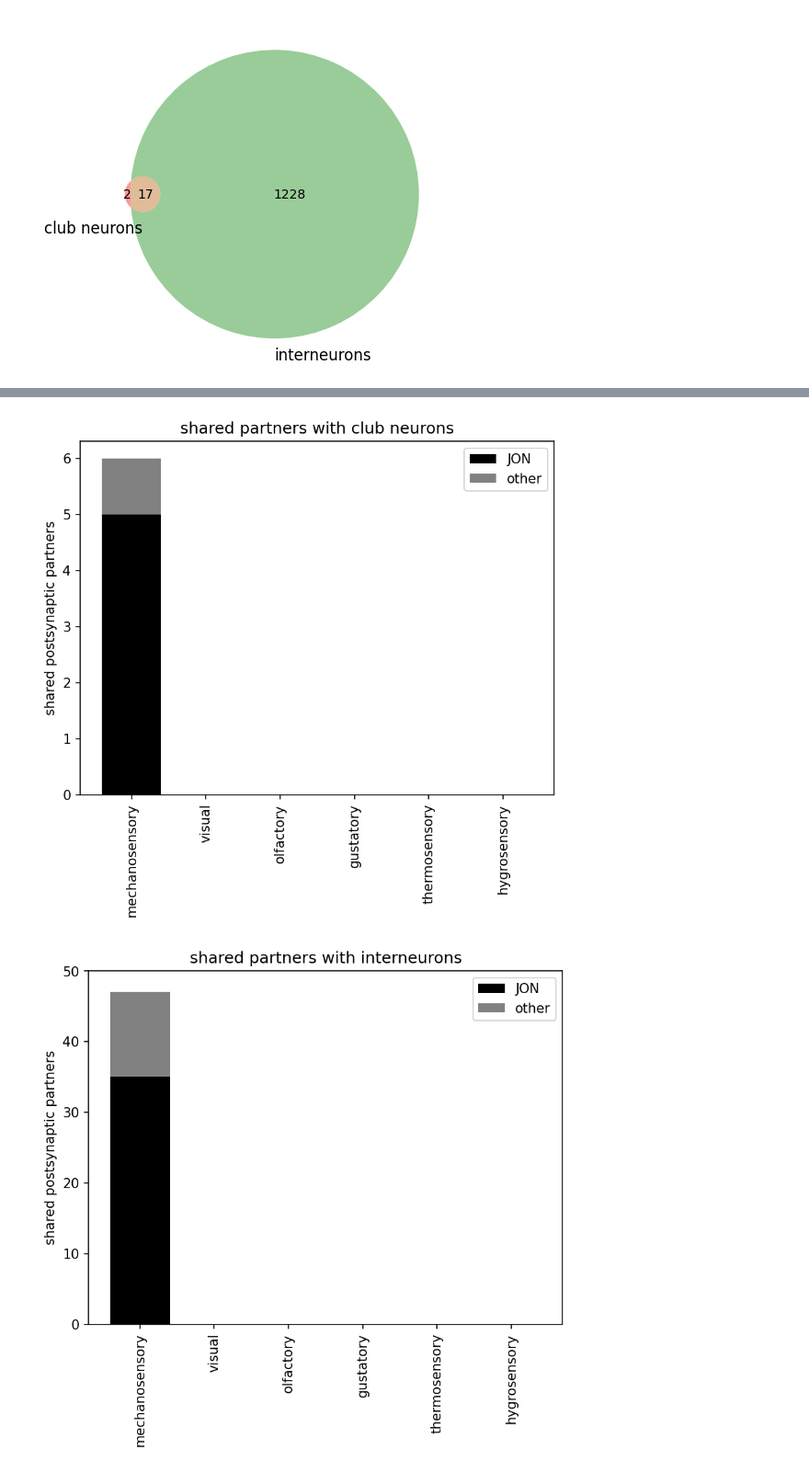
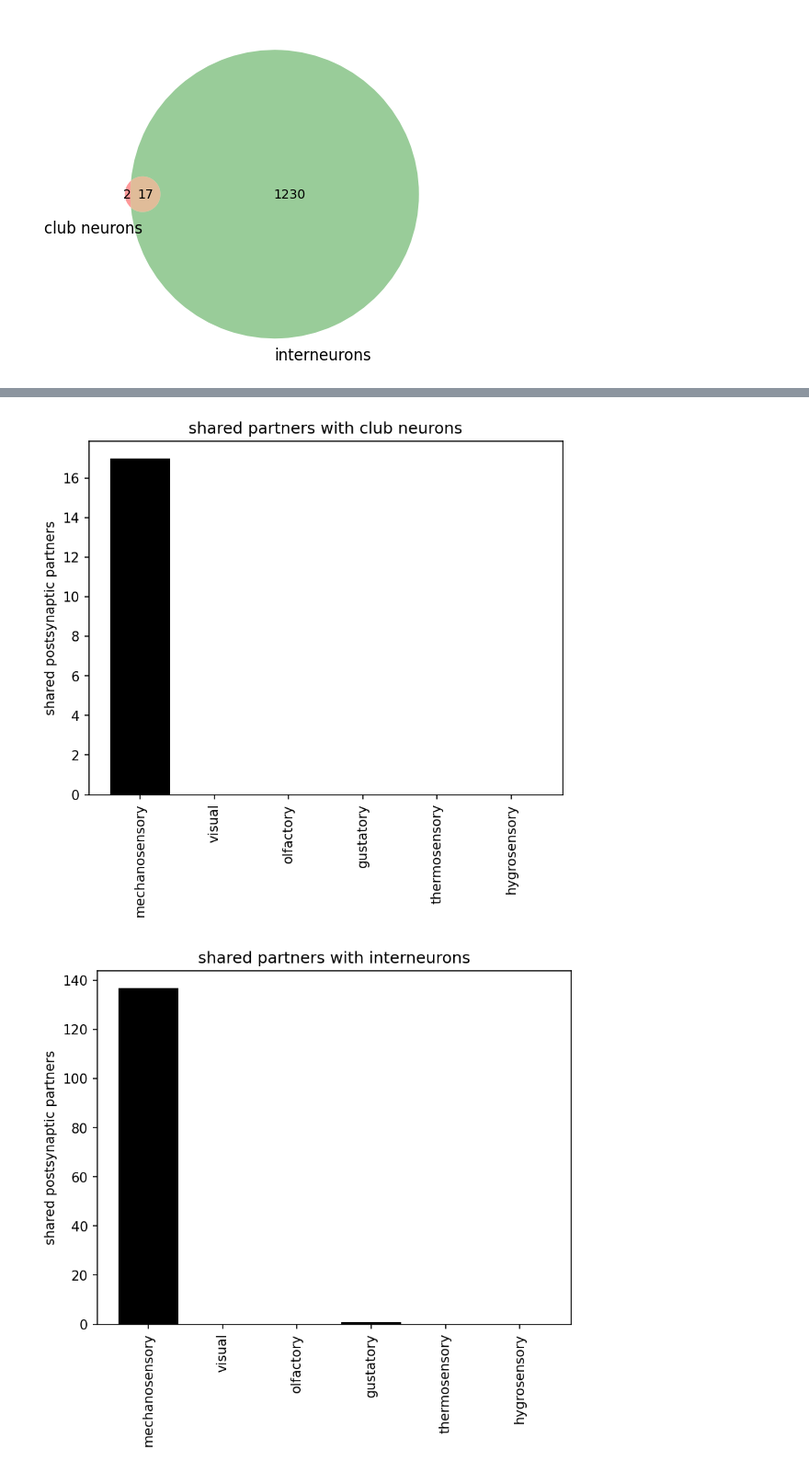
Before and after one commit to sagrawal/Lee_2024, a Jupyter notebook: Figure6_flywire_analysis.ipynb, the cells around one changed output, grey strips where cells are left out. Shown: that part at 92% size. Drawn from its saved outputs; the diff is of its cells as text; code cells hidden in the pictures.

```diff
--- a/Figure6_flywire_analysis.ipynb
+++ b/Figure6_flywire_analysis.ipynb
@@ -10,7 +10,12 @@ from caveclient import CAVEclient
 import os
 
 # load in FAFB dataset: connections, v630 Oct 2023
-all_connections_df = pd.read_csv('all_connections.csv') #v630
+# all_connections_df = pd.read_csv('all_connections.csv') #v630
+
+# load in FAFB dataset: connections v783 (updated synapses, Oct 2024)
+# download dataset here: https://codex.flywire.ai/api/download
+
+all_connections_df = pd.read_csv('connections_princeton_no_threshold.csv')
 # %%
 # ids for ascending club, 8B, 10B neurons in FAFB
 
@@ -75,9 +80,9 @@ interneurons = [720575940603453542, 720575940603574374, 720575940605256894,
 def shared_partners(ref_df, compare_df):
     intersected_list = []
 
-    for element in ref_df.post_root_id.unique().tolist():
+    for element in ref_df.post_pt_root_id.unique().tolist():
 
-      if element in compare_df.post_root_id.unique().tolist():
+      if element in compare_df.post_pt_root_id.unique().tolist():
 
           intersected_list.append(element)
 
@@ -86,16 +91,16 @@ def shared_partners(ref_df, compare_df):
 # query postsynaptic partners of club neurons
 syn_thresh = 4
 
-postclub_df = all_connections_df[(all_connections_df.pre_root_id.isin(club_neurons)) & (all_connections_df.syn_count >= syn_thresh)].reset_index().sort_values(by = 'syn_count', ascending = False)
+postclub_df = all_connections_df[(all_connections_df.pre_pt_root_id.isin(club_neurons)) & (all_connections_df.syn_count >= syn_thresh)].reset_index().sort_values(by = 'syn_count', ascending = False)
 postclub_df
 
 #postsynaptic partners of 8B/10Bs
-postinterneuron_df = all_connections_df[(all_connections_df.pre_root_id.isin(interneurons)) & (all_connections_df.syn_count >= syn_thresh)].reset_index().sort_values(by = 'syn_count', ascending = False)
+postinterneuron_df = all_connections_df[(all_connections_df.pre_pt_root_id.isin(interneurons)) & (all_connections_df.syn_count >= syn_thresh)].reset_index().sort_values(by = 'syn_count', ascending = False)
 postinterneuron_df
 
 intersected_list = shared_partners(postclub_df, postinterneuron_df)
 
-print('club postsynaptic partners:', len(postclub_df.post_root_id.unique()) - len(intersected_list))
-print('8B/10B postsynaptic partners:', len(postinterneuron_df.post_root_id.unique()) - len(intersected_list))
+print('club postsynaptic partners:', len(postclub_df.post_pt_root_id.unique()) - len(intersected_list))
+print('8B/10B postsynaptic partners:', len(postinterneuron_df.post_pt_root_id.unique()) - len(intersected_list))
 print('shared postsynaptic partners', len(intersected_list))
 # %% [output]
@@ -267,7 +271,7 @@ plt.show()
 
 # load in cell type classification dataset
 
-cell_types = pd.read_csv('classification.csv')
+cell_types = pd.read_csv('classification783.csv')
 
 olfactory = cell_types[cell_types['class'] == 'olfactory']
 visual = cell_types[cell_types['class'] == 'visual']
@@ -278,12 +282,12 @@ hygrosensory = cell_types[cell_types['class'] == 'hygrosensory']
 
 # get dataframes of all postsynaptic partners of each sensory class
 
-olfactory_df = all_connections_df[(all_connections_df.pre_root_id.isin(olfactory.root_id.tolist())) & (all_connections_df.syn_count >= 3)]
-visual_df = all_connections_df[(all_connections_df.pre_root_id.isin(visual.root_id.tolist())) & (all_connections_df.syn_count >= 3)]
-mechanosensory_df = all_connections_df[(all_connections_df.pre_root_id.isin(mechanosensory.root_id.tolist())) & (all_connections_df.syn_count >= 3)]
-gustatory_df = all_connections_df[(all_connections_df.pre_root_id.isin(gustatory.root_id.tolist())) & (all_connections_df.syn_count >= 3)]
-thermosensory_df = all_connections_df[(all_connections_df.pre_root_id.isin(thermosensory.root_id.tolist())) & (all_connections_df.syn_count >= 3)]
-hygrosensory_df = all_connections_df[(all_connections_df.pre_root_id.isin(hygrosensory.root_id.tolist())) & (all_connections_df.syn_count >= 3)]
+olfactory_df = all_connections_df[(all_connections_df.pre_pt_root_id.isin(olfactory.root_id.tolist())) & (all_connections_df.syn_count >= 3)]
+visual_df = all_connections_df[(all_connections_df.pre_pt_root_id.isin(visual.root_id.tolist())) & (all_connections_df.syn_count >= 3)]
+mechanosensory_df = all_connections_df[(all_connections_df.pre_pt_root_id.isin(mechanosensory.root_id.tolist())) & (all_connections_df.syn_count >= 3)]
+gustatory_df = all_connections_df[(all_connections_df.pre_pt_root_id.isin(gustatory.root_id.tolist())) & (all_connections_df.syn_count >= 3)]
+thermosensory_df = all_connections_df[(all_connections_df.pre_pt_root_id.isin(thermosensory.root_id.tolist())) & (all_connections_df.syn_count >= 3)]
+hygrosensory_df = all_connections_df[(all_connections_df.pre_pt_root_id.isin(hygrosensory.root_id.tolist())) & (all_connections_df.syn_count >= 3)]
 
 # compare to postsynaptic partners of club neurons and 8B/10Bs
 
@@ -404,40 +420,34 @@ descending 3
 # %%
 # Figure 6E - plot stacked bar plots
 
 # create data
 x = ['mechanosensory', 'visual', 'olfactory', 'gustatory', 'thermosensory', 'hygrosensory']
-y1 = [len(shared_auditory), len(shared_visual), len(shared_olfactory), len(shared_gustatory), len(shared_thermosensory), len(shared_hygrosensory)]
-y2 = [len(shared_mechanosensory) - len(shared_auditory), len(shared_visual), len(shared_olfactory), len(shared_gustatory), len(shared_thermosensory), len(shared_hygrosensory)]
+y1 = [len(shared_mechanosensory), len(shared_visual), len(shared_olfactory), len(shared_gustatory), len(shared_thermosensory), len(shared_hygrosensory)]
 
 # plot bars in stack manner
 plt.figure(1)
 plt.bar(x, y1, color= '#000000')
-plt.bar(x, y2, bottom=y1, color='#818181')
 plt.xticks(rotation=90)
 plt.ylabel('shared postsynaptic partners')
 plt.title('shared partners with club neurons')
-plt.legend(['JON', 'other'])
 # plt.savefig('club_sensory_shared_partners_brain.pdf', dpi = 300)
 plt.show()
 
 
 # plot stacked bar plots
 # create data
 x2 = ['mechanosensory', 'visual', 'olfactory', 'gustatory', 'thermosensory', 'hygrosensory']
-y3 = [len(shared_int_auditory), len(shared_int_visual), len(shared_int_olfactory), len(shared_int_gustatory), len(shared_int_thermosensory), len(shared_int_hygrosensory)]
-y4 = [len(shared_int_mechanosensory) - len(shared_int_auditory), len(shared_int_visual), len(shared_int_olfactory), len(shared_int_gustatory), len(shared_int_thermosensory), len(shared_int_hygrosensory)]
+y3 = [len(shared_int_mechanosensory), len(shared_int_visual), len(shared_int_olfactory), len(shared_int_gustatory), len(shared_int_thermosensory), len(shared_int_hygrosensory)]
 
 # plot bars in stack manner
 plt.figure(2)
 plt.bar(x2, y3, color= '#000000')
-plt.bar(x2, y4, bottom=y3, color='#818181')
 plt.xticks(rotation=90)
 plt.ylabel('shared postsynaptic partners')
-plt.ylim([0, 50])
-plt.legend(['JON', 'other'])
+# plt.ylim([0, 75])
 plt.title('shared partners with interneurons')
 # plt.savefig('int_sensory_shared_partners_brain.pdf', dpi = 300)
 plt.show()
 # %% [output]
-[figure, old version]
+[figure, new version]
-[figure, old version]
+[figure, new version]
```
Also changed, not shown: parts of 14 cells of this notebook.
